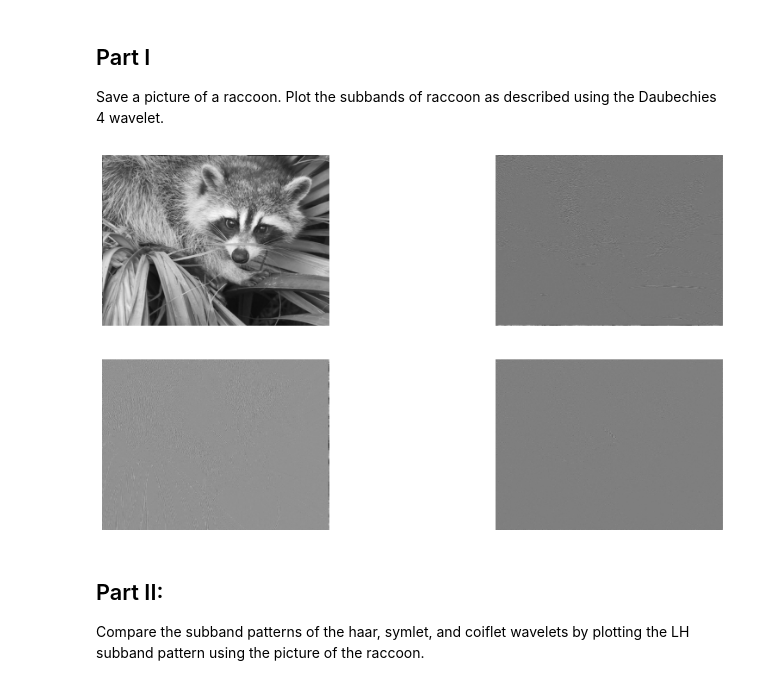
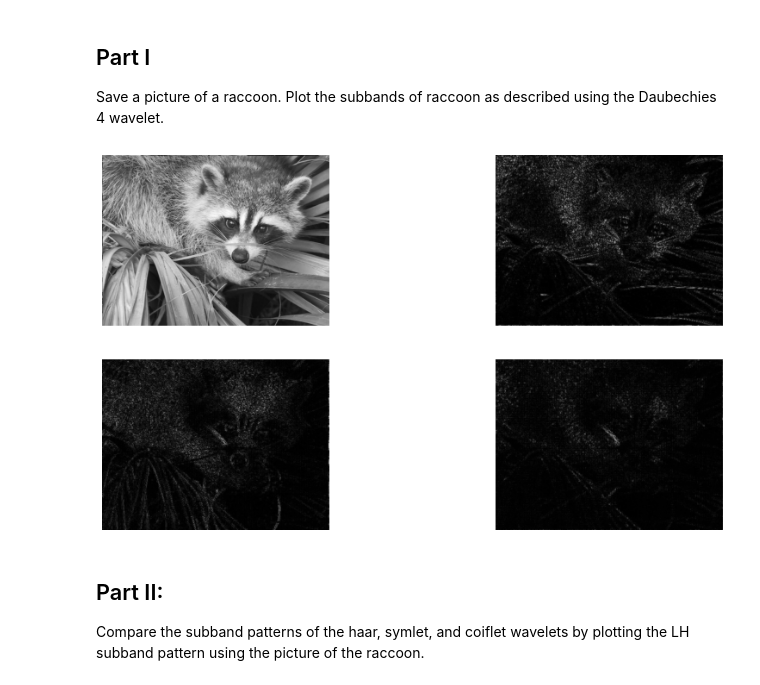
Before and after one commit to acjo/algorithims_optimization, a Jupyter notebook: Wavelets/wavelets.ipynb, the cells around one changed output. Cells and saved outputs as stored; diff of their text form; code cells hidden in the pictures.

```diff
--- a/Wavelets/wavelets.ipynb
+++ b/Wavelets/wavelets.ipynb
@@ -117,23 +117,23 @@ Save a picture of a raccoon. Plot the subbands of raccoon as described using the
 # %%
 # Plot the first level of approximation and detail coefficients for the woman_darkhair image using the Daubechies 4 wavelet.
 
 racoon = face(True)
 lw = pywt.dwt2(racoon, 'db4', mode='per')
 fig, axs = plt.subplots(2, 2)
 for i in range(2):
     for j in range(2):
         ax = axs[i, j]
         if i == 0 and j == 0:
             ax.imshow(lw[0], cmap='gray')
             w=0
         else:
-            ax.imshow(lw[1][w], cmap='gray')
+            ax.imshow(np.abs(lw[1][w]), cmap='gray')
             w+=1
         ax.axis('off')
 
 plt.show()
 # %% [output]
-[figure, old version]
+[figure, new version]
 # %% [markdown]
 ## Part II:
 Compare the subband patterns of the haar, symlet, and coiflet wavelets by plotting the LH subband pattern using the picture of the raccoon.
```
Also changed, not shown: parts of 4 cells of this notebook.
